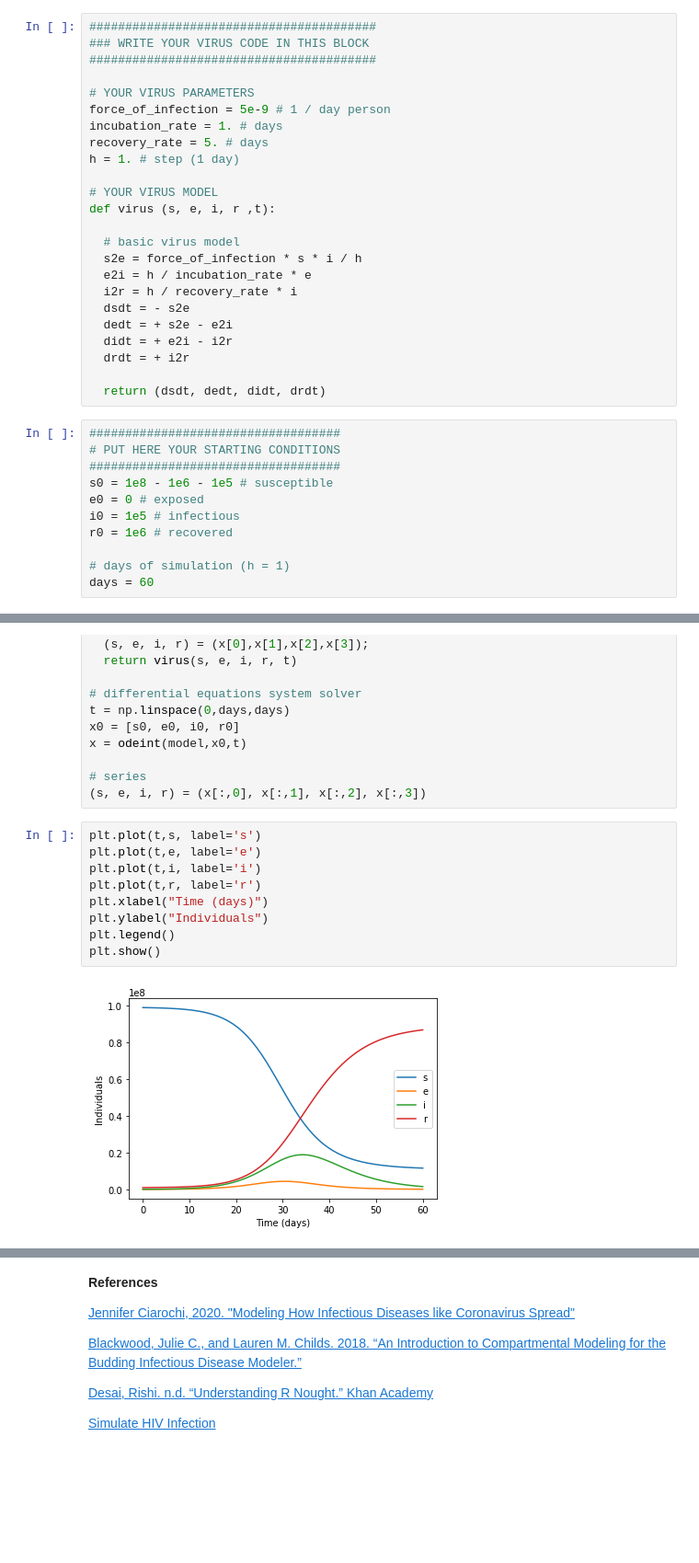
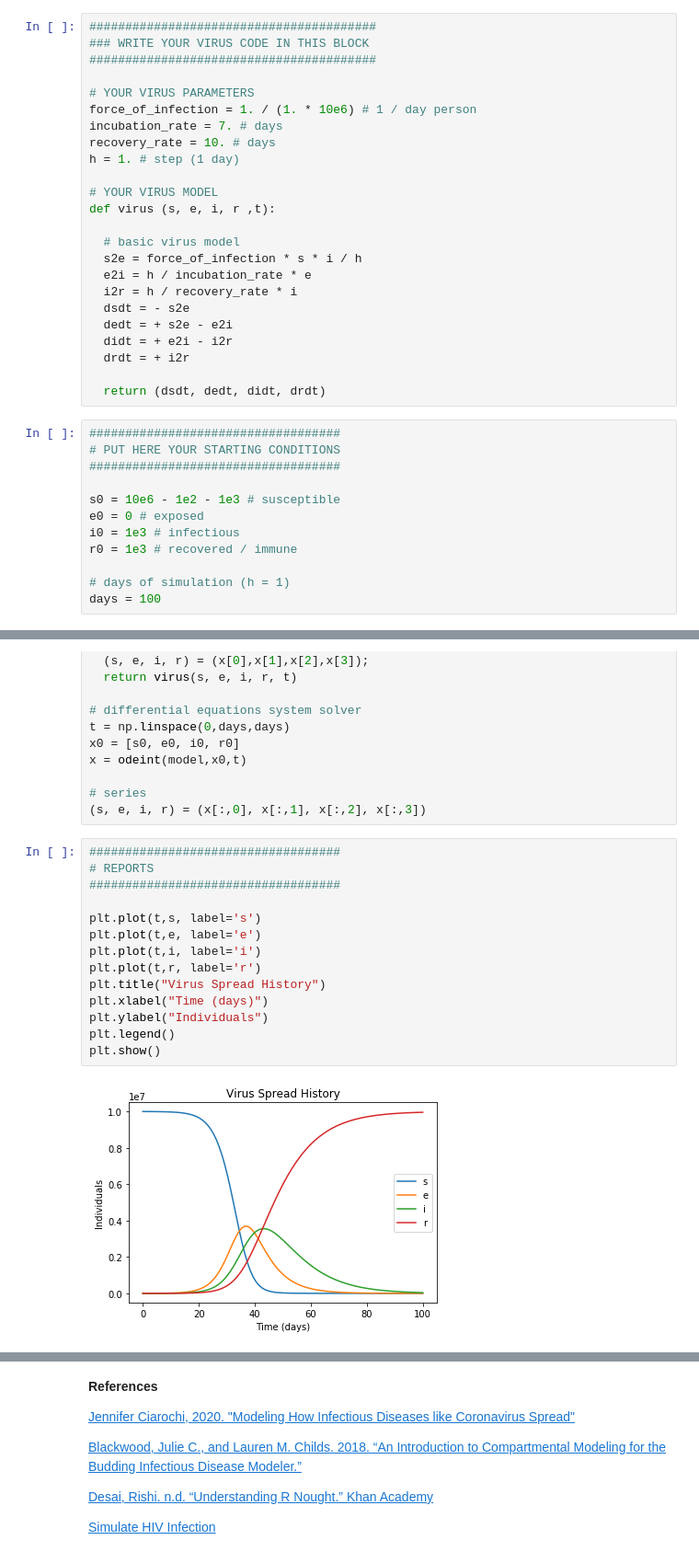
Before and after one commit to lookee/seir-model, a Jupyter notebook: SEIR_model.ipynb, the cells around one changed output, grey strips where cells are left out. Shown at 92% size. Saved outputs shown, nothing was run; the diff lists cells and outputs as text; blank space fills up the shorter version.

```diff
--- a/SEIR_model.ipynb
+++ b/SEIR_model.ipynb
@@ -37,9 +37,9 @@ The SEIR model can be schematically represented by:
 ########################################
 
 # YOUR VIRUS PARAMETERS
-force_of_infection = 5e-9 # 1 / day person
-incubation_rate = 1. # days
-recovery_rate = 5. # days
+force_of_infection = 1. / (1. * 10e6) # 1 / day person
+incubation_rate = 7. # days
+recovery_rate = 10. # days
 h = 1. # step (1 day)
 
 # YOUR VIRUS MODEL
@@ -59,13 +59,14 @@ def virus (s, e, i, r ,t):
 ###################################
 # PUT HERE YOUR STARTING CONDITIONS
 ###################################
-s0 = 1e8 - 1e6 - 1e5 # susceptible
+
+s0 = 10e6 - 1e2 - 1e3 # susceptible
 e0 = 0 # exposed
-i0 = 1e5 # infectious
-r0 = 1e6 # recovered
+i0 = 1e3 # infectious
+r0 = 1e3 # recovered / immune
 
 # days of simulation (h = 1)
-days = 60
+days = 100
 # %%
 ###################################
 # SIMULATOR
@@ -88,14 +89,19 @@ x = odeint(model,x0,t)
 # series
 (s, e, i, r) = (x[:,0], x[:,1], x[:,2], x[:,3])
 # %%
+###################################
+# REPORTS
+###################################
+
 plt.plot(t,s, label='s')
 plt.plot(t,e, label='e')
 plt.plot(t,i, label='i')
 plt.plot(t,r, label='r')
+plt.title("Virus Spread History")
 plt.xlabel("Time (days)")
 plt.ylabel("Individuals")
 plt.legend()
 plt.show()
 # %% [output]
-[figure, old version]
+[figure, new version]
 # %%
```
Also changed, not shown: parts of 1 cell of this notebook.
